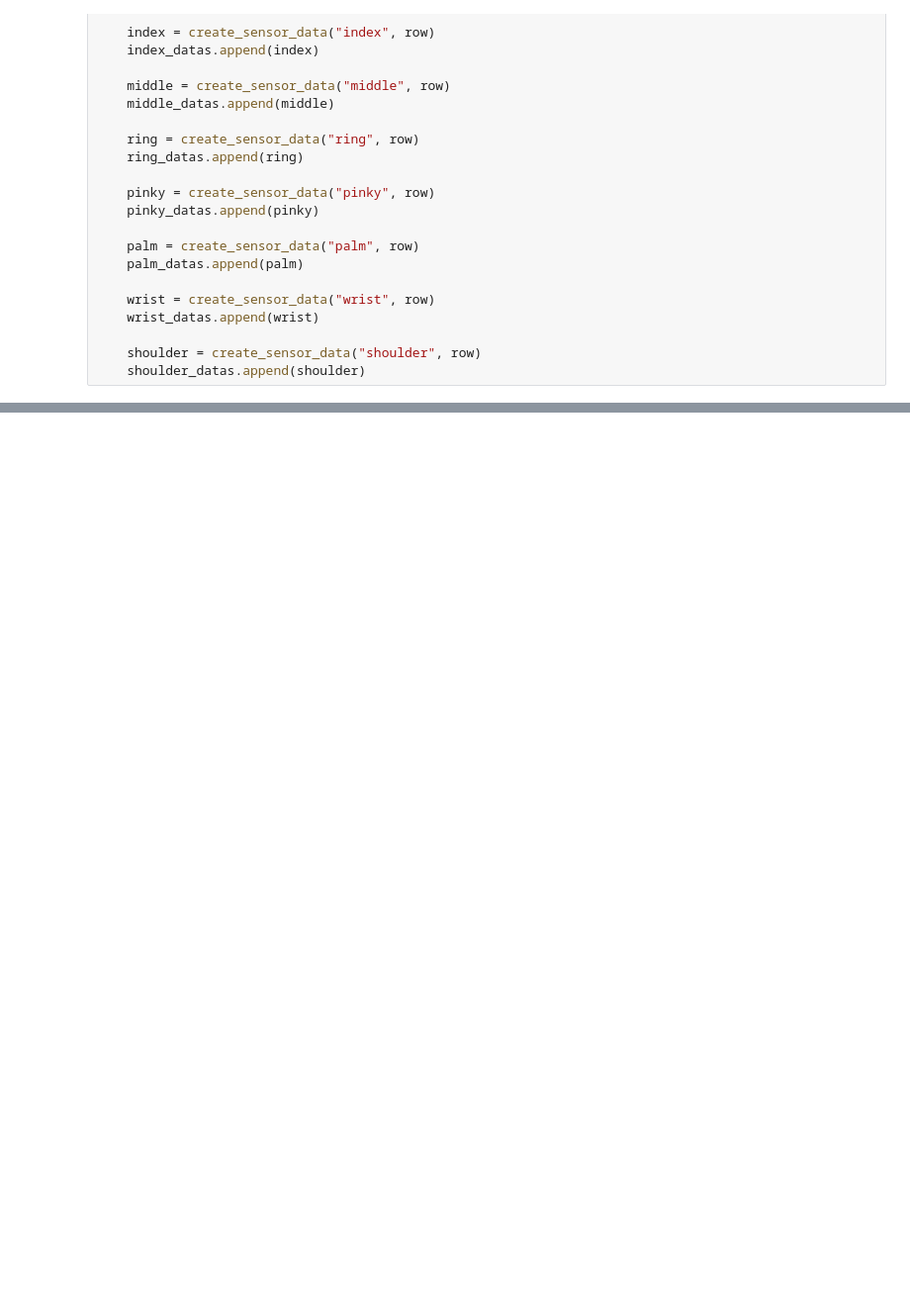
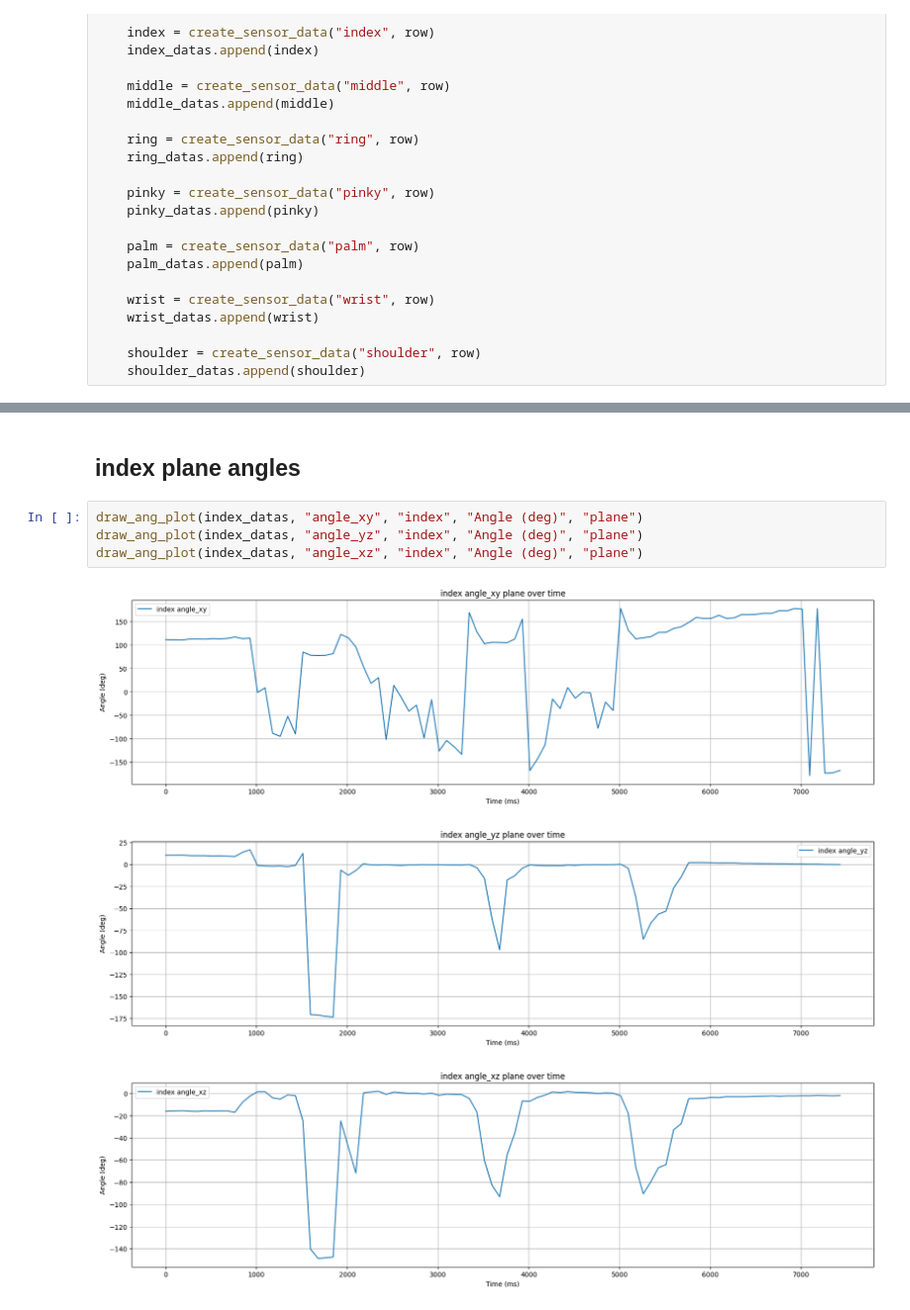
Before and after one commit to Sollaxe/sensorehab-data-frames, a Jupyter notebook: data-frames.ipynb, the cells around one changed output, grey strips where cells are left out. Shown at 99% size. Drawn from its saved outputs; the diff is of its cells as text; blank space fills up the shorter version.

```diff
--- a/data-frames.ipynb
+++ b/data-frames.ipynb
@@ -292,0 +185,10 @@ draw_ang_plot(shoulder_datas, "ang_vel_z", "shoulder", "Angular velocity (deg/s)
+# %% [markdown]
+## index plane angles
+# %%
+draw_ang_plot(index_datas, "angle_xy", "index", "Angle (deg)", "plane")
+draw_ang_plot(index_datas, "angle_yz", "index", "Angle (deg)", "plane")
+draw_ang_plot(index_datas, "angle_xz", "index", "Angle (deg)", "plane")
+# %% [output]
+[figure, added]
+[figure, added]
+[figure, added]
```
Also changed, not shown: parts of 51 cells of this notebook.
